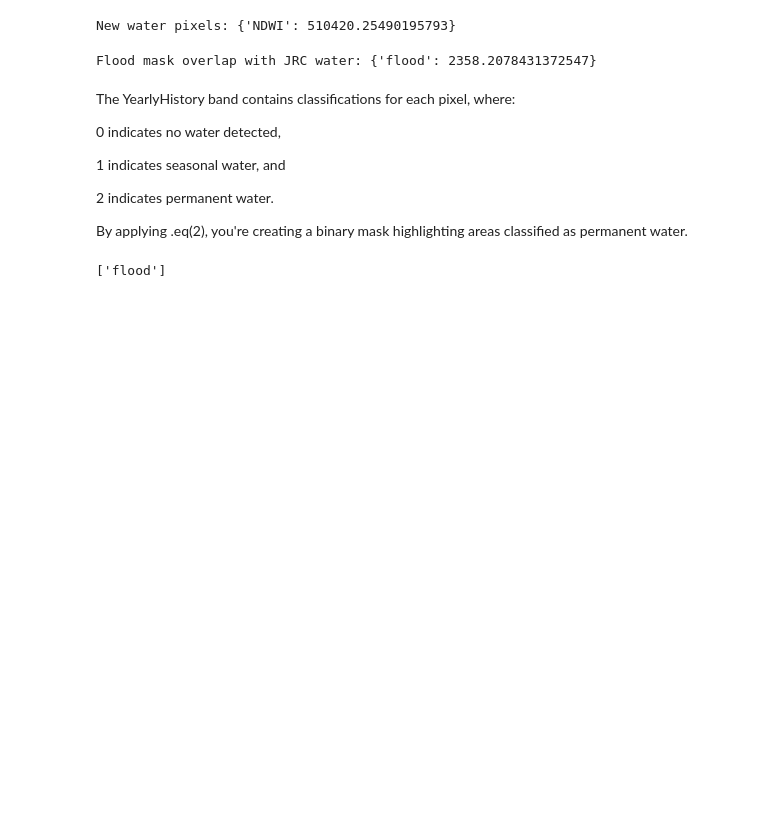
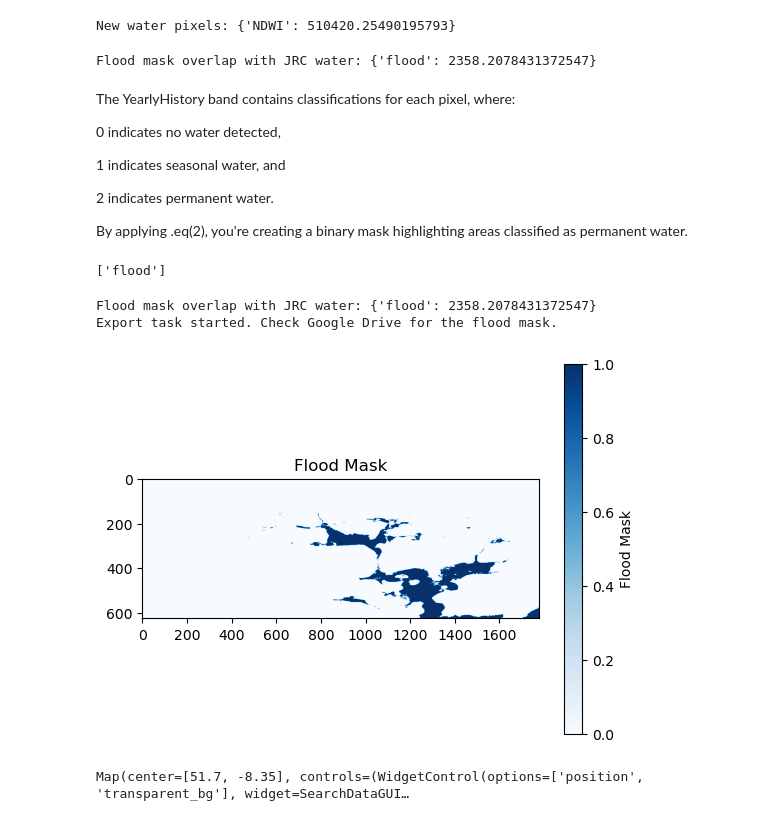
Before and after one commit to nelsondca/Flood-Detection-System-FYP, a Jupyter notebook: Gee/GEEtest.ipynb, the cells around one changed output. Cells and saved outputs as stored; diff of their text form; code cells hidden in the pictures; blank space fills up the shorter version.

Commit message:
Checking with geemp of the overlap exists to see if the pixels are align

```diff
--- a/Gee/GEEtest.ipynb
+++ b/Gee/GEEtest.ipynb
@@ -940,3 +940,41 @@ flood_mask = ndwi_image.select('NDWI').gt(0.1).rename('flood')
 # Reproject to a common CRS and scale (e.g., EPSG:4326, 30m)
 flood_mask = flood_mask.reproject(crs='EPSG:4326', scale=30)
 jrc_water = jrc_water.reproject(crs='EPSG:4326', scale=30)
+# %%
+flood_water_overlap = flood_mask.And(jrc_water)
+print("Flood mask overlap with JRC water:", flood_water_overlap.reduceRegion(ee.Reducer.sum(), aoi, 30).getInfo())
+# Export the flood mask to Google Drive
+task = ee.batch.Export.image.toDrive(
+    image=flood_mask.clip(aoi),
+    description='FloodMask',
+    folder='EarthEngineImages',
+    scale=30,
+    region=aoi
+)
+task.start()
+print("Export task started. Check Google Drive for the flood mask.")
+# Convert the flood_mask to a NumPy array for visualization
+flood_mask_array = geemap.ee_to_numpy(flood_mask, region=aoi, scale=30)
+
+# Check if the array is valid
+if flood_mask_array is not None:
+    plt.imshow(flood_mask_array, cmap='Blues', vmin=0, vmax=1)
+    plt.colorbar(label='Flood Mask')
+    plt.title('Flood Mask')
+    plt.show()
+else:
+    print("Failed to convert flood_mask to a NumPy array.")
+# %% [output]
+Flood mask overlap with JRC water: {'flood': 2358.2078431372547}
+Export task started. Check Google Drive for the flood mask.
+[figure, added]
+# %%
+Map = geemap.Map(center=[51.7, -8.35], zoom=10)
+
+Map.addLayer(flood_mask.updateMask(flood_mask).clip(aoi), {'palette': ['cyan']}, 'Flood Mask')
+Map.addLayer(jrc_water.updateMask(jrc_water).clip(aoi), {'palette': ['blue']}, 'JRC Water')
+Map.addLayer(flood_water_overlap.updateMask(flood_water_overlap).clip(aoi), {'palette': ['purple']}, 'Flood ∩ Water')
+
+Map
+# %% [output]
+Map(center=[51.7, -8.35], controls=(WidgetControl(options=['position', 'transparent_bg'], widget=SearchDataGUI…
```
